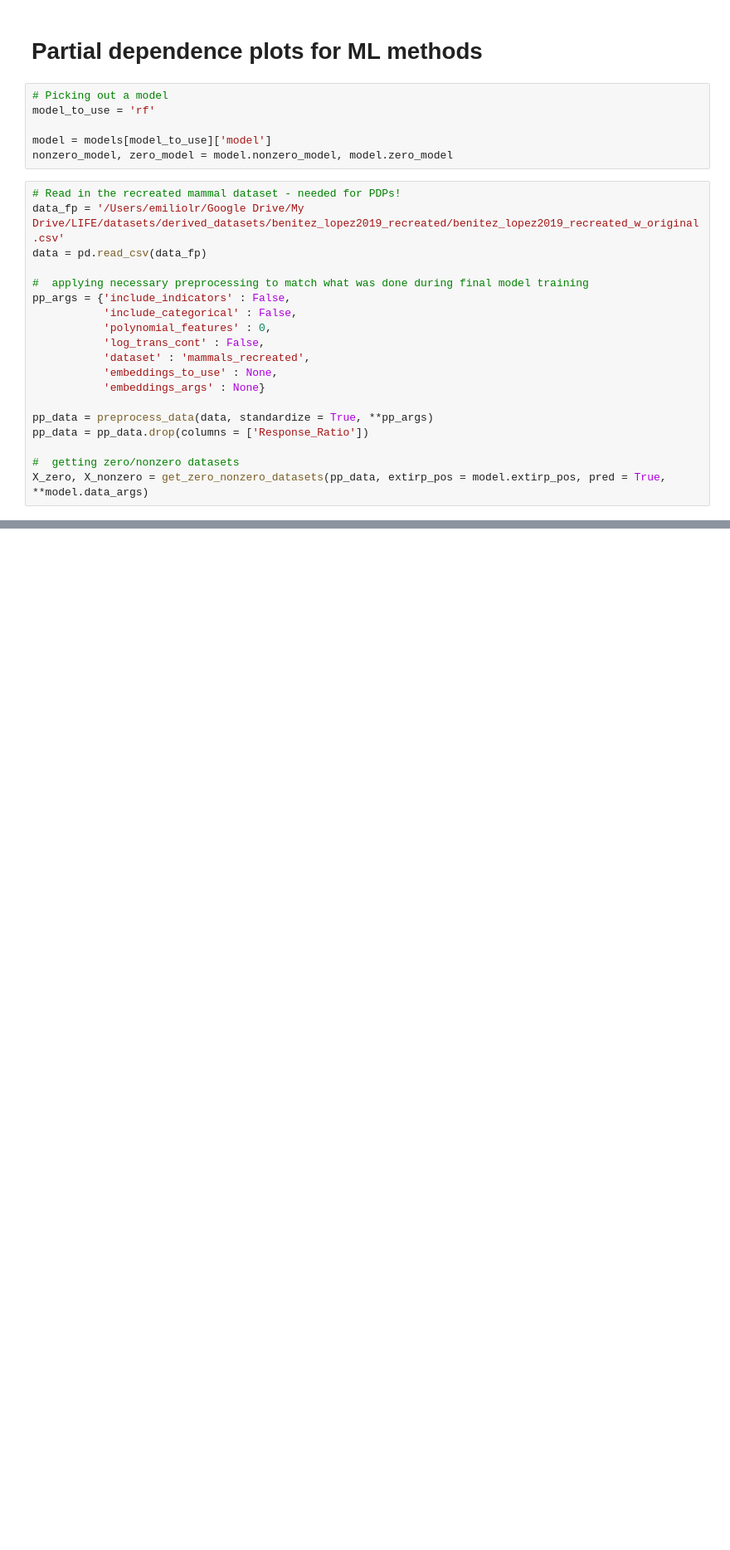
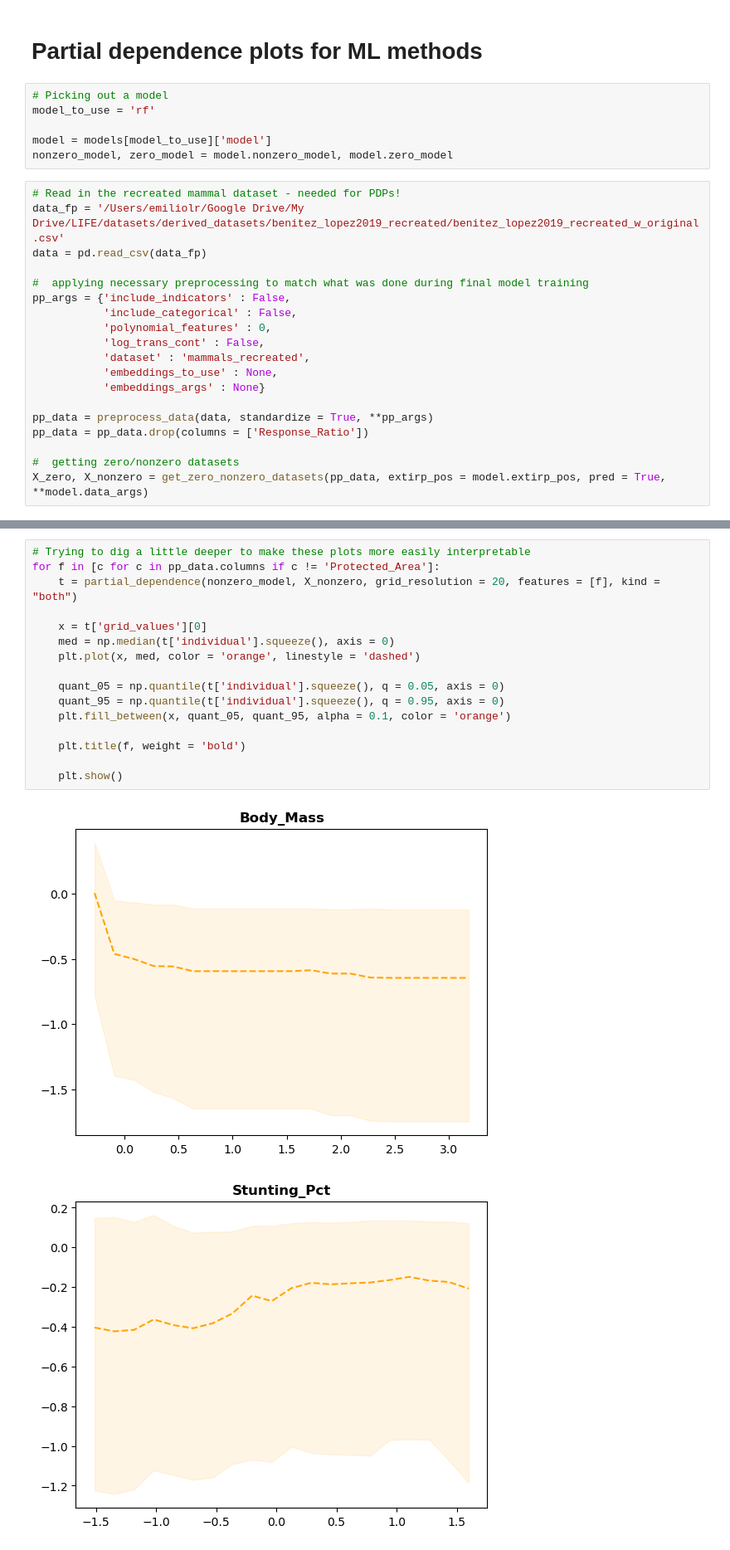
Before and after one commit to emiliolr/life-hunting, a Jupyter notebook: notebooks/final_model_exploration.ipynb, the cells around one changed output, grey strips where cells are left out. Shown at 83% size. Drawn from its saved outputs; the diff is of its cells as text; blank space fills up the shorter version.

```diff
--- a/notebooks/final_model_exploration.ipynb
+++ b/notebooks/final_model_exploration.ipynb
@@ -170,0 +171,19 @@ display = PartialDependenceDisplay.from_estimator(nonzero_model, X_nonzero, **fe
+# %%
+# Trying to dig a little deeper to make these plots more easily interpretable
+for f in [c for c in pp_data.columns if c != 'Protected_Area']:
+    t = partial_dependence(nonzero_model, X_nonzero, grid_resolution = 20, features = [f], kind = "both")
+
+    x = t['grid_values'][0]
+    med = np.median(t['individual'].squeeze(), axis = 0)
+    plt.plot(x, med, color = 'orange', linestyle = 'dashed')
+
+    quant_05 = np.quantile(t['individual'].squeeze(), q = 0.05, axis = 0)
+    quant_95 = np.quantile(t['individual'].squeeze(), q = 0.95, axis = 0)
+    plt.fill_between(x, quant_05, quant_95, alpha = 0.1, color = 'orange')
+
+    plt.title(f, weight = 'bold')
+
+    plt.show()
+# %% [output]
+[figure, added]
+[figure, added]
```
Also changed, not shown: parts of 5 cells of this notebook, 4 other files.
